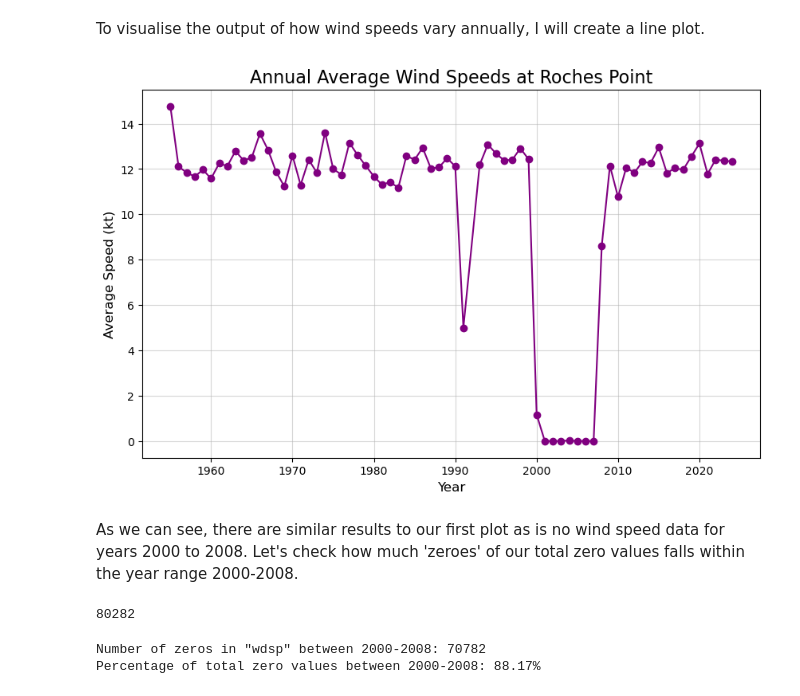
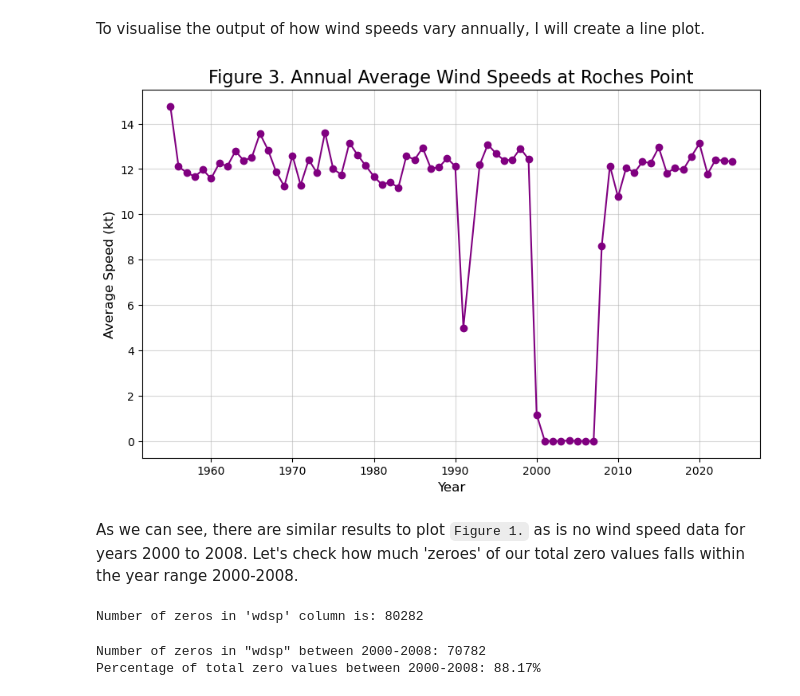
Before and after one commit to mondbr/PFDA_project, a Jupyter notebook: analysis.ipynb, the cells around one changed output. Saved outputs shown, nothing was run; the diff lists cells and outputs as text; code cells hidden in the pictures.

Commit message:
adding more plots and cleaning up notebook and correcting code

```diff
--- a/analysis.ipynb
+++ b/analysis.ipynb
@@ -424,26 +421,27 @@ To visualise the output of how wind speeds vary annually, I will create a line p
 # %%
 # Plotting the annual average wind speeds
 plt.figure(figsize=(10, 6))
 
 # line plot
 plt.plot(annual_avg_original.index, annual_avg_original.values, marker='o', color='purple')
 
 # adding labels, title and grid
-plt.title('Annual Average Wind Speeds at Roches Point', fontsize=16)
+plt.title('Figure 3. Annual Average Wind Speeds at Roches Point', fontsize=16)
 plt.xlabel('Year', fontsize=12)
 plt.ylabel('Average Speed (kt)', fontsize=12)
 plt.grid(alpha=0.5)
 # %% [output]
-[figure, old version]
+[figure, new version]
 # %% [markdown]
-As we can see, there are similar results to our first plot as is no wind speed data for years 2000 to 2008. Let's check how much 'zeroes' of our total zero values falls within the year range 2000-2008.
+As we can see, there are similar results to plot `Figure 1.` as is no wind speed data for years 2000 to 2008. Let's check how much 'zeroes' of our total zero values falls within the year range 2000-2008.
 # %%
 # lets see the number of zeros in the 'wdsp' column again
 
 zero_count = (cleandf['wdsp'] == 0).sum()
-print(zero_count)
+
+print(f"Number of zeros in 'wdsp' column is: {zero_count}")
 # %% [output]
-80282
+Number of zeros in 'wdsp' column is: 80282
 # %%
 # Filter the DataFrame for rows between 2000 and 2008
 filtered_df = cleandf[(cleandf['datetime'].dt.year >= 2000) & (cleandf['datetime'].dt.year <= 2008)] # https://stackoverflow.com/questions/29370057/select-dataframe-rows-between-two-dates
```
Also changed, not shown: parts of 100 cells of this notebook.
